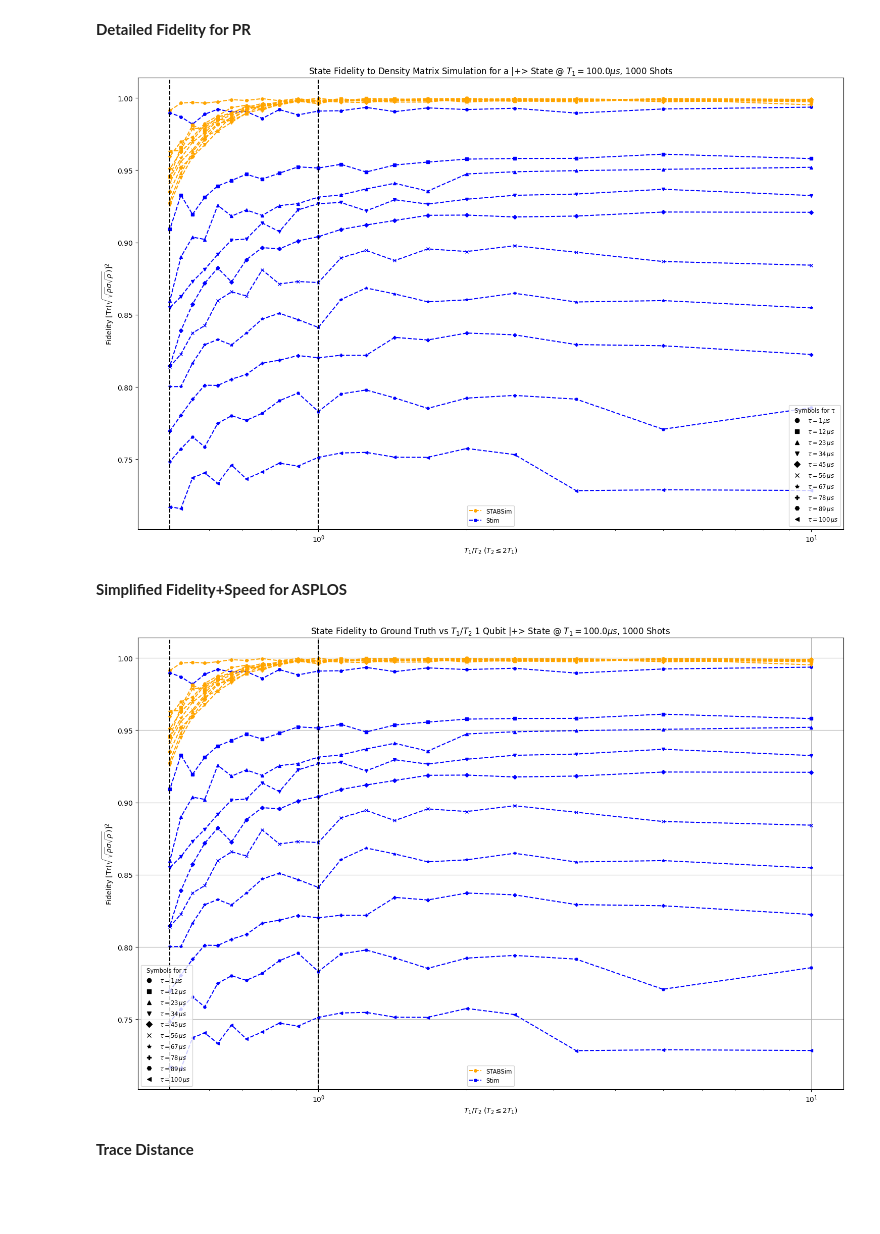
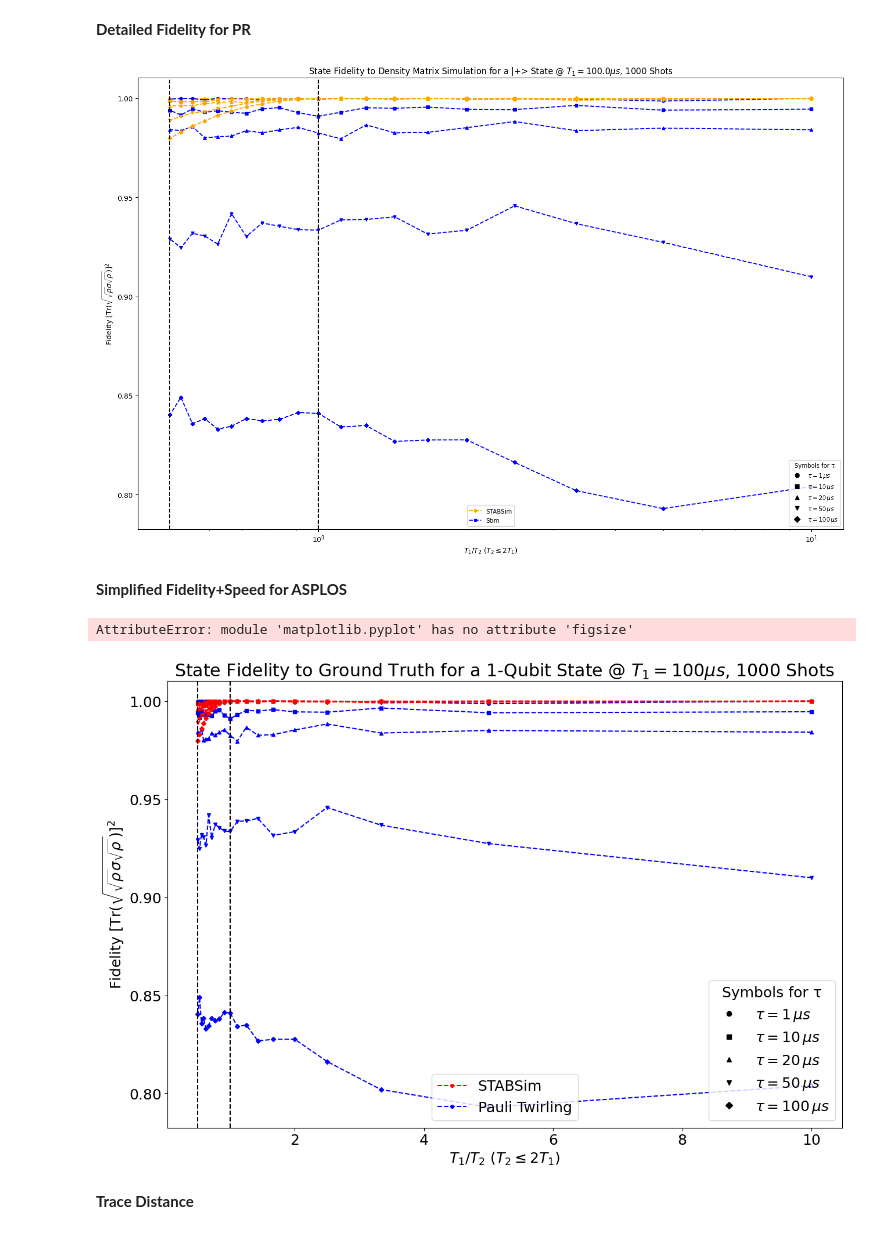
Before and after one commit to pnnl/NWQ-Sim, a Jupyter notebook: stabilizer/damping_work/damping_fidelity.ipynb, the cells around one changed output. Drawn from its saved outputs; the diff is of its cells as text; code cells hidden in the pictures; blank space fills up the shorter version.

```diff
--- a/stabilizer/damping_work/damping_fidelity.ipynb
+++ b/stabilizer/damping_work/damping_fidelity.ipynb
@@ -7,9 +7,9 @@ from qiskit_aer import AerSimulator
 import numpy as np
 
 T1 = 10 ** -4
-n_qubits = 3
+n_qubits = 1
 exact_params = []
-np_taus = np.linspace(10**-6, 10**-4, num=10)
+np_taus = [10**-6, 10**-5, 2*10**-5, 5*10**-5, 10**-4]  # np.linspace(10**-6, 10**-4, num=10)
 taus = [round(float(tau), 16) for tau in np_taus]
 print(np_taus)
 T2 = np.arange(T1/10, 2*T1 + T1/10, T1/10)
@@ -252,7 +251,7 @@ stab_params = []
 
 # Compile the C++ program
 compile_result = subprocess.run(
-        ["g++", "damping_channel.cpp", "-o", "damping_channel"],
+        ["g++", "-std=c++20", "damping_channel.cpp", "-o", "damping_channel"],
         capture_output=True, text=True
     )
 if compile_result.returncode != 0:
@@ -308,7 +307,7 @@ quasi_params = []
 
 # Compile the C++ program
 compile_result = subprocess.run(
-        ["g++", "quasiprobability_channel.cpp", "-o", "quasiprobability_channel"],
+        ["g++", "-std=c++20", "quasiprobability_channel.cpp", "-o", "quasiprobability_channel"],
         capture_output=True, text=True
     )
 if compile_result.returncode != 0:
@@ -321,7 +320,7 @@ for tau in taus:
         lines = []
         rhos = []
         with subprocess.Popen(
-            ["./quasiprobability_channel", str(n_qubits), str(tau), str(T1), str(T), str(10000)],
+            ["./quasiprobability_channel", str(n_qubits), str(tau), str(T1), str(T), str(1000)],
             stdout=subprocess.PIPE,
             stderr=subprocess.PIPE,
             text=True,
@@ -682,11 +681,11 @@ for i in range(len(taus)):
 plt.figure(figsize=(8, 5))
 
 for i, fidelities in enumerate(tau_fidelities):
-    plt.plot(T1/np.array(T2), fidelities, marker='o', label=fr'$\tau = {round(10**6*taus[i], 2)}\mu s$')
+    plt.plot(T1/np.array(T2), fidelities, marker='o', label=fr'$\tau = {int(round(10**6*taus[i]))}\mu s$')
 
 plt.xlabel(r'$T_1/T_2$ (max $T_2 \leq 2T_1$)')
 plt.ylabel(r'Fidelity $[\mathrm{Tr}(\sqrt{\sqrt{\rho}\sigma\sqrt{\rho}})]^2$')
-plt.title(r'Stim Fidelity to True State vs $T_2/T_1$ @ $T_1 = 10\mu s$, 1000 Shots')
+plt.title(rf'Stim Fidelity to True State vs $T_2/T_1$ @ $T_1 = {int(10**6*T1)}\mu s$, 1000 Shots')
 plt.legend()
 plt.grid(True)
 plt.tight_layout()
@@ -787,7 +786,7 @@ plt.xscale('log')
 plt.tight_layout()
 plt.show()
 # %% [output]
-[figure, old version]
+[figure, new version]
 # %% [markdown]
 **Simplified Fidelity+Speed for ASPLOS**
 # %%
@@ -813,7 +812,7 @@ def fidelity(rho, sigma):
 markers = ['o', 's', '^', 'v', 'D', 'x', '*', 'P', 'H', '<', '>']
 markers = (markers * ((len(taus) // len(markers)) + 1))[:len(taus)]
 
-colors = ['blue', 'orange']  # Group 1 (exact), Group 2 (stab)
+colors = ['blue', 'red']  # Group 1 (exact), Group 2 (stab)
 
 plt.figure(figsize=(15, 10))
 ax = plt.gca()
@@ -846,43 +845,43 @@ for i, tau in enumerate(taus):
         markersize=4,
         linewidth=1.5,
         linestyle='--',
-        label='Stim' if i == 0 else None
+        label='Pauli Twirling' if i == 0 else None
     )
 
 # Vertical reference lines
 ax.axvline(x=1, color='black', linestyle='--')
 ax.axvline(x=0.5, color='black', linestyle='--')
 
 ax.set_xlabel(r'$T_1/T_2$ ($T_2 \leq 2T_1$)')
 ax.set_ylabel(r'Fidelity $[\mathrm{Tr}(\sqrt{\sqrt{\rho}\sigma\sqrt{\rho}})]^2$')
-ax.set_title(rf'State Fidelity to Ground Truth vs $T_1/T_2$ 1 Qubit |+> State @ $T_1 ={10**6*T1}\mu s$, 1000 Shots')
+ax.set_title(rf'State Fidelity to Ground Truth for a 1-Qubit State @ $T_1 ={int(10**6*T1)}\mu s$, 1000 Shots')
 
 # Legend for Stim / STABSim
 handles, labels = ax.get_legend_handles_labels()
 by_label = dict(zip(labels, handles))
-legend1 = ax.legend(by_label.values(), by_label.keys(), loc='lower center', fontsize='small')
+legend1 = ax.legend(by_label.values(), by_label.keys(), loc='lower center')
 ax.add_artist(legend1)
 
 # Legend for tau markers
 tau_marker_handles = [
     Line2D([0], [0], marker=markers[i], color='black', linestyle='None', label=fr'$\tau = {taus[i] * 1e6:.0f}\,\mu s$')
     for i in range(len(taus))
 ]
 legend2 = ax.legend(
     tau_marker_handles,
     [fr"$\tau = {taus[i] * 1e6:.0f}\,\mu s$" for i in range(len(taus))],
     title="Symbols for τ",
-    loc='lower left',
-    fontsize='small',
-    title_fontsize='small'
+    loc='lower right',
 )
-
+plt.rcParams.update({'font.size': 18})
+plt.figure(figsize=(20,5))
 ax.set_xscale('log')
 ax.grid(True)
 plt.tight_layout()
 plt.show()
 # %% [output]
+AttributeError: module 'matplotlib.pyplot' has no attribute 'figsize'
-[figure, old version]
+[figure, new version]
 # %% [markdown]
 **Trace Distance**
 # %%
```
Also changed, not shown: parts of 8 cells of this notebook, 4 other files.
